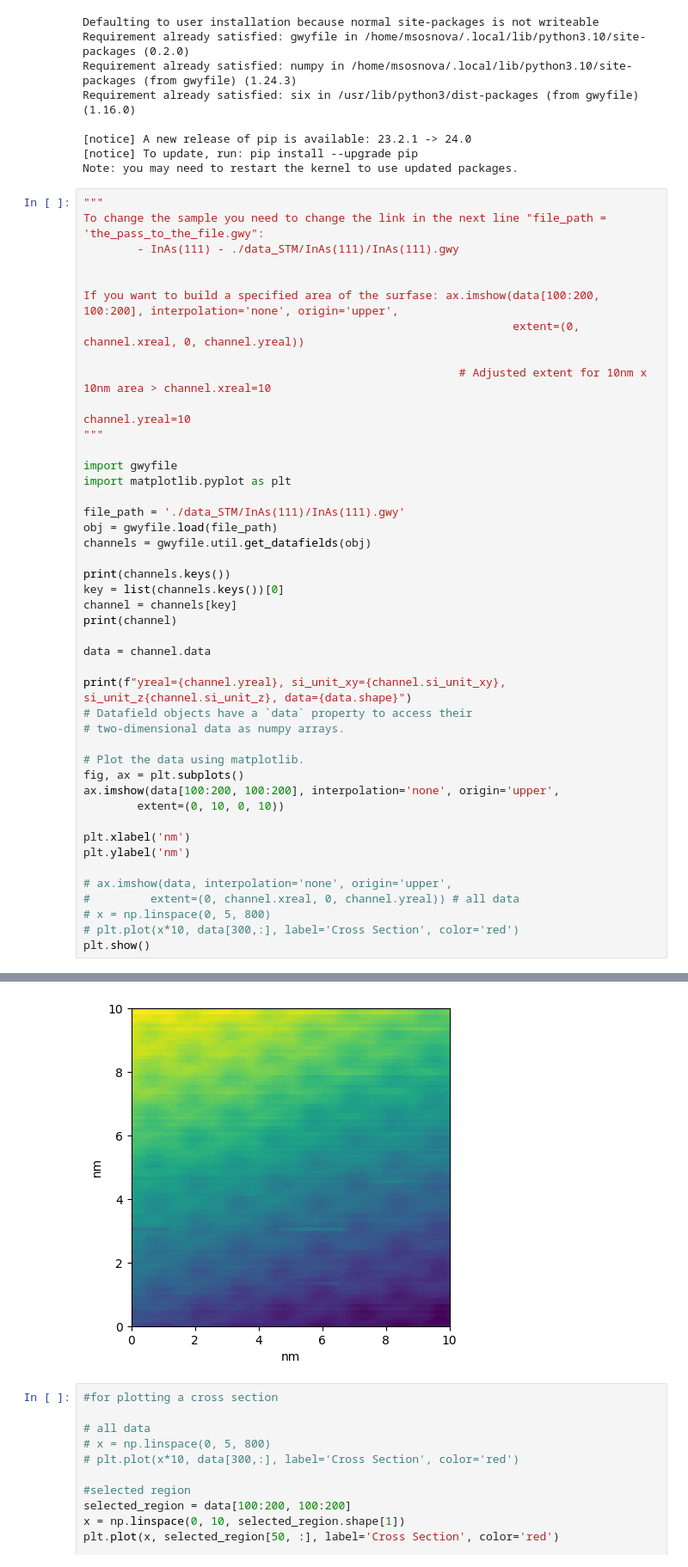
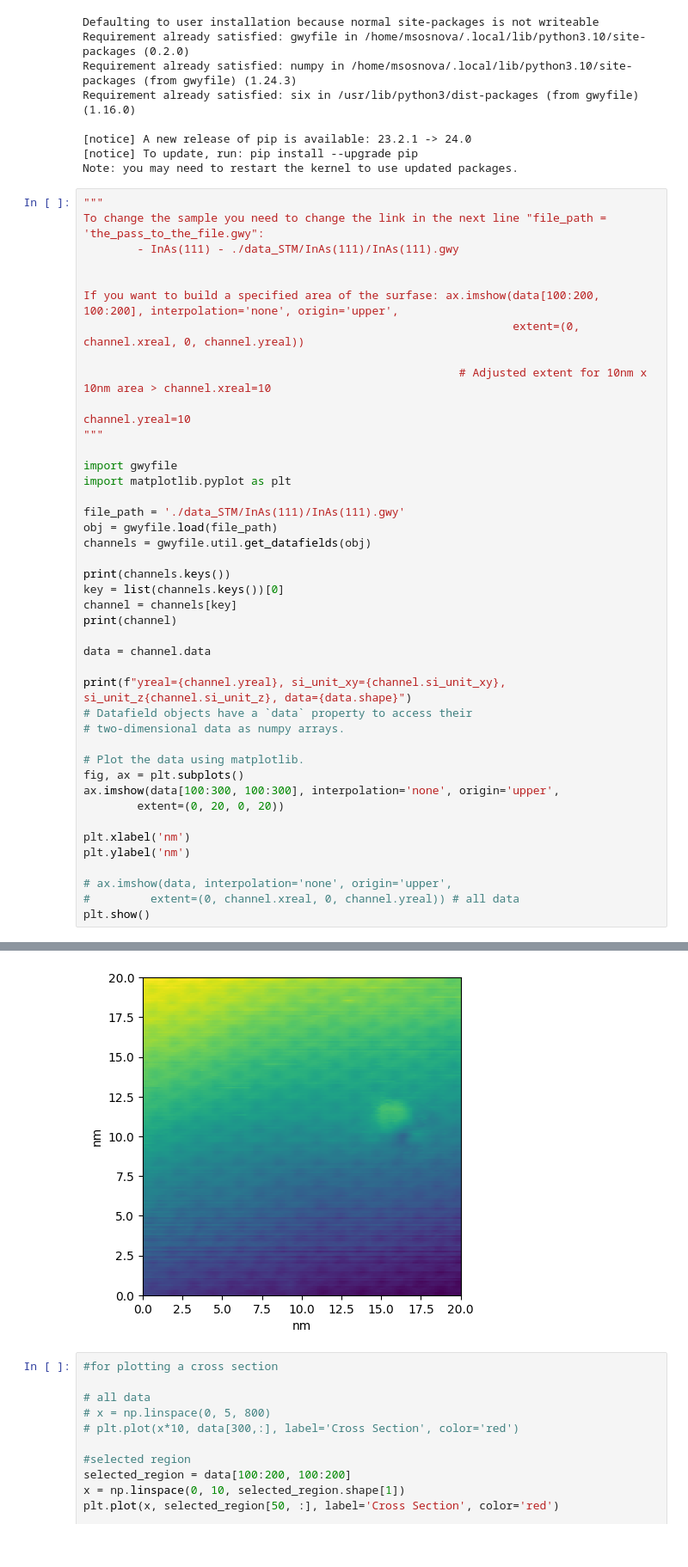
Before and after one commit to MariyaSV78/notebook_STM, a Jupyter notebook: STM/STM.ipynb, the cells around one changed output, grey strips where cells are left out. Shown at 86% size. Cells and saved outputs as stored; diff of their text form.

```diff
--- a/STM/STM.ipynb
+++ b/STM/STM.ipynb
@@ -814,38 +814,36 @@ import gwyfile
 import matplotlib.pyplot as plt
 
 file_path = './data_STM/InAs(111)/InAs(111).gwy'
 obj = gwyfile.load(file_path)
 channels = gwyfile.util.get_datafields(obj)
 
 print(channels.keys())
 key = list(channels.keys())[0]
 channel = channels[key]
 print(channel)
 
 data = channel.data
 
 print(f"yreal={channel.yreal}, si_unit_xy={channel.si_unit_xy}, si_unit_z{channel.si_unit_z}, data={data.shape}")
 # Datafield objects have a `data` property to access their
 # two-dimensional data as numpy arrays.
 
 # Plot the data using matplotlib.
 fig, ax = plt.subplots()
-ax.imshow(data[100:200, 100:200], interpolation='none', origin='upper',
-        extent=(0, 10, 0, 10))
+ax.imshow(data[100:300, 100:300], interpolation='none', origin='upper',
+        extent=(0, 20, 0, 20))
 
 plt.xlabel('nm')
 plt.ylabel('nm')
 
 # ax.imshow(data, interpolation='none', origin='upper',
 #         extent=(0, channel.xreal, 0, channel.yreal)) # all data
-# x = np.linspace(0, 5, 800)
-# plt.plot(x*10, data[300,:], label='Cross Section', color='red')
 plt.show()
 # %% [output]
 dict_keys(['54-1 Z TraceUp '])
 <GwyObject "GwyDataField">('xres', 'yres', 'xreal', 'yreal', 'si_unit_xy', 'si_unit_z', 'data')
 yreal=5e-08, si_unit_xy=<GwyObject "GwySIUnit">('unitstr'), si_unit_z<GwyObject "GwySIUnit">('unitstr'), data=(800, 800)
-[figure, old version]
+[figure, new version]
 # %%
 #for plotting a cross section
 
```
Also changed, not shown: 1 other file.
